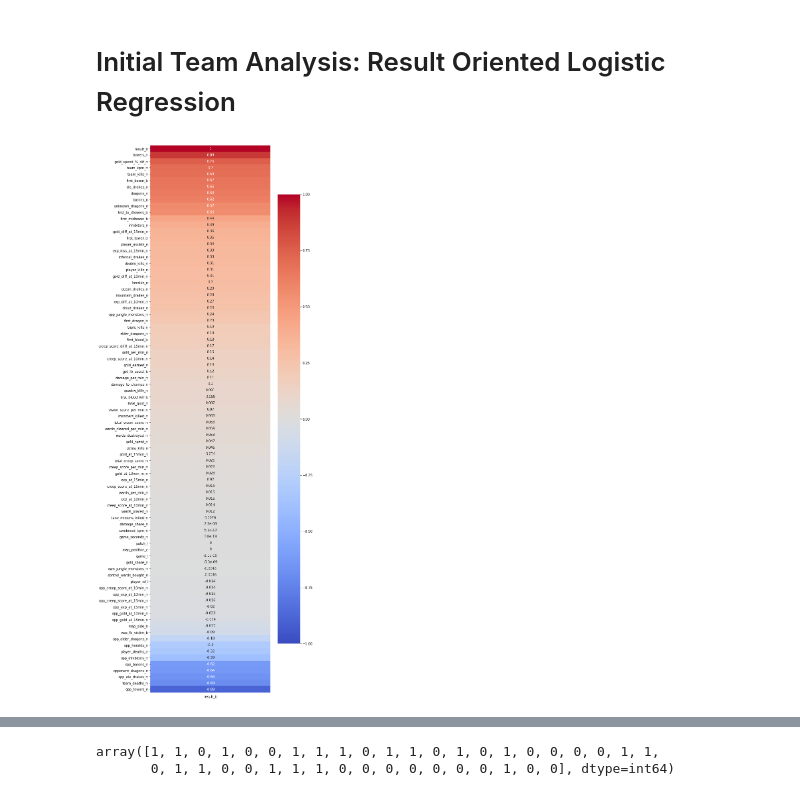
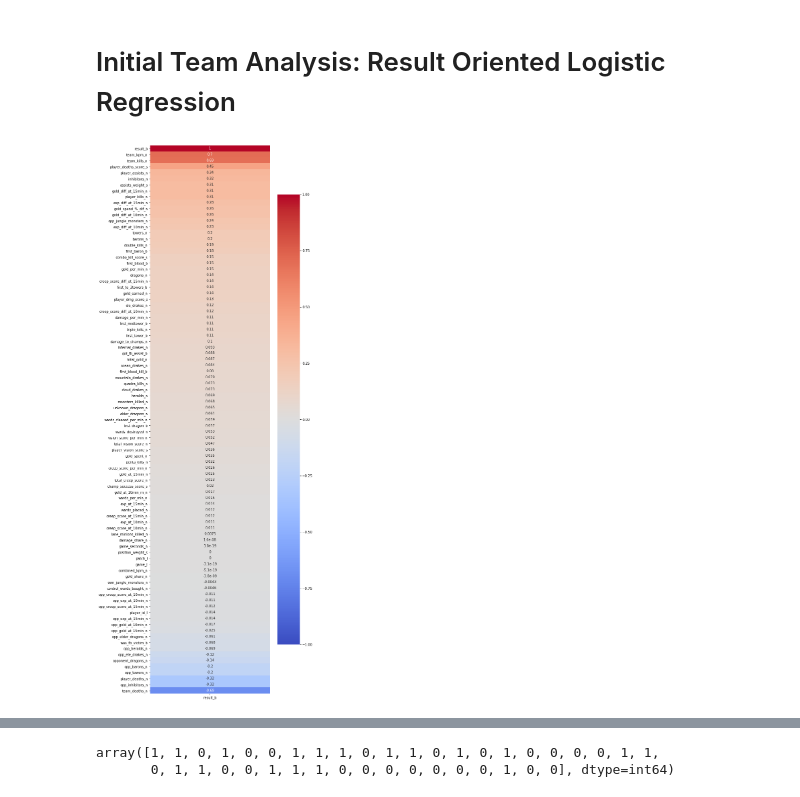
Before and after one commit to vic-voskovsky/LeagueofLegends, a Jupyter notebook: notebooks/p6_League_of_Legends_nb.ipynb, the cells around one changed output, grey strips where cells are left out. Saved outputs shown, nothing was run; the diff lists cells and outputs as text; code cells hidden in the pictures.

```diff
--- a/notebooks/p6_League_of_Legends_nb.ipynb
+++ b/notebooks/p6_League_of_Legends_nb.ipynb
@@ -350,25 +364,27 @@ df['champ_success_score_s'] = df['champ_success_score_s'] * champ_weights
 df['player_deaths_score_s'] = df['player_deaths_n'].apply(lambda x: 5 if x == 0 else (4 if x <= 1 else (3 if x <= 2 else (2 if x <= 5 else 1))))
 
 # Set up combo_kill_score_s >>>
-df['double_kills_n'] = df['double_kills_n'].fillna(-1)
 df['double_kills_n'] = df['double_kills_n'].apply(lambda x: 0 if x == -1 else (1 if x == 0 else (2 if x == 1 else 3)))
-df['triple_kills_n'] = df['triple_kills_n'].fillna(-1)
 df['triple_kills_n'] = df['triple_kills_n'].apply(lambda x: 0 if x == -1 else (1 if x == 0 else (3 if x == 1 else 4)))
-df['quadra_kills_n'] = df['quadra_kills_n'].fillna(-1)
 df['quadra_kills_n'] = df['quadra_kills_n'].apply(lambda x: 0 if x == -1 else (1 if x == 0 else (4 if x == 1 else 5)))
-df['penta_kills_n'] = df['penta_kills_n'].fillna(-1)
 df['penta_kills_n'] = df['penta_kills_n'].apply(lambda x: 0 if x == -1 else (1 if x == 0 else (5 if x == 1 else 6)))
 
 df['combo_kill_score_s'] = df['double_kills_n'] + df['triple_kills_n'] + df['quadra_kills_n'] + df['penta_kills_n']
 
-# Set up position weights >>>
+# Set up position_weight_s >>>
 df['position_weight_s'] = df['map_position_c'].apply(lambda x: -5 if x == 'bot' else (-4 if x == 'mid' else (-3 if x == 'top' else (-2 if x == 'jng' else +1))))
 
 # Set up assists_weight_s >>>
-# df['assists_weight_s'] = df['player_assists_n'].apply(lambda x: 5 if x >= 17_000 else (4 if x >= 14_000 else (3 if x >= 11_000 else (2 if x >= 7_000 else 1))))
+df['assists_weight_s'] = df['player_assists_n'].apply(lambda x: 5 if x >= 50 else (4 if x >= 40 else (3 if x >= 30 else (2 if x >= 10 else 1))))
 
 # Set up player_vision_score_s >>>
+df['player_vision_score_s'] = df['total_vision_score_n'].apply(lambda x: 5 if x >= 400 else (4 if x >= 300 else (3 if x >= 200 else (2 if x >= 100 else 1))))
 
 # Set up player_gold_score_s >>>
+df['player_gold_score_s'] = df['gold_earned_n'].apply(lambda x: 5 if x >= 12_000 else (4 if x >= 10_000 else (3 if x >= 8_000 else (2 if x >= 6_000 else 1))))
 
 # Set up blue_side_advantage >>>
+df['blue_side_advantage'] = df['map_side_b'].apply(lambda x: -0.4 if x == 'Blue' else 0)
+
+# Final Player Score >>>
+df['final_score_s'] = df['player_dmg_score_s']+df['champ_success_score_s']+df['player_deaths_score_s']+df['combo_kill_score_s']+df['position_weight_s']+df['assists_weight_s']+df['player_vision_score_s']+df['player_gold_score_s']+df['blue_side_advantage']
@@ -387,17 +516,3 @@ plt.scatter(df['damage_to_champs_n'], df['map_position_c']);
-# %%
-df['double_kills_n'] = df['double_kills_n'].fillna(-1)
-df['double_kills_n'] = df['double_kills_n'].apply(lambda x: 0 if x == -1 else (1 if x == 0 else (2 if x == 1 else 3)))
-
-df['triple_kills_n'] = df['triple_kills_n'].fillna(-1)
-df['triple_kills_n'] = df['triple_kills_n'].apply(lambda x: 0 if x == -1 else (1 if x == 0 else (3 if x == 1 else 4)))
-
-df['quadra_kills_n'] = df['quadra_kills_n'].fillna(-1)
-df['quadra_kills_n'] = df['quadra_kills_n'].apply(lambda x: 0 if x == -1 else (1 if x == 0 else (4 if x == 1 else 5)))
-
-df['penta_kills_n'] = df['penta_kills_n'].fillna(-1)
-df['penta_kills_n'] = df['penta_kills_n'].apply(lambda x: 0 if x == -1 else (1 if x == 0 else (5 if x == 1 else 6)))
-
-df['combo_kill_score_s'] = df['double_kills_n'] + df['triple_kills_n'] + df['quadra_kills_n'] + df['penta_kills_n']
 # %%
 df.head()
 # %% [output]
@@ -420,10 +528,12 @@ team_df = team_df.fillna(0)
+# %%
+model_df = df
 # %%
 # Plot heatmap >>>
 plt.figure(figsize=(8,30))
-sns.heatmap(df.corr()[['result_b']].sort_values('result_b', ascending=False),
+sns.heatmap(model_df.corr()[['result_b']].sort_values('result_b', ascending=False),
             annot=True,
             cmap = 'coolwarm',
             vmin = -1,
             vmax = 1);
 # %% [output]
-[figure, old version]
+[figure, new version]
```
Also changed, not shown: parts of 18 cells of this notebook, 6 other files.
